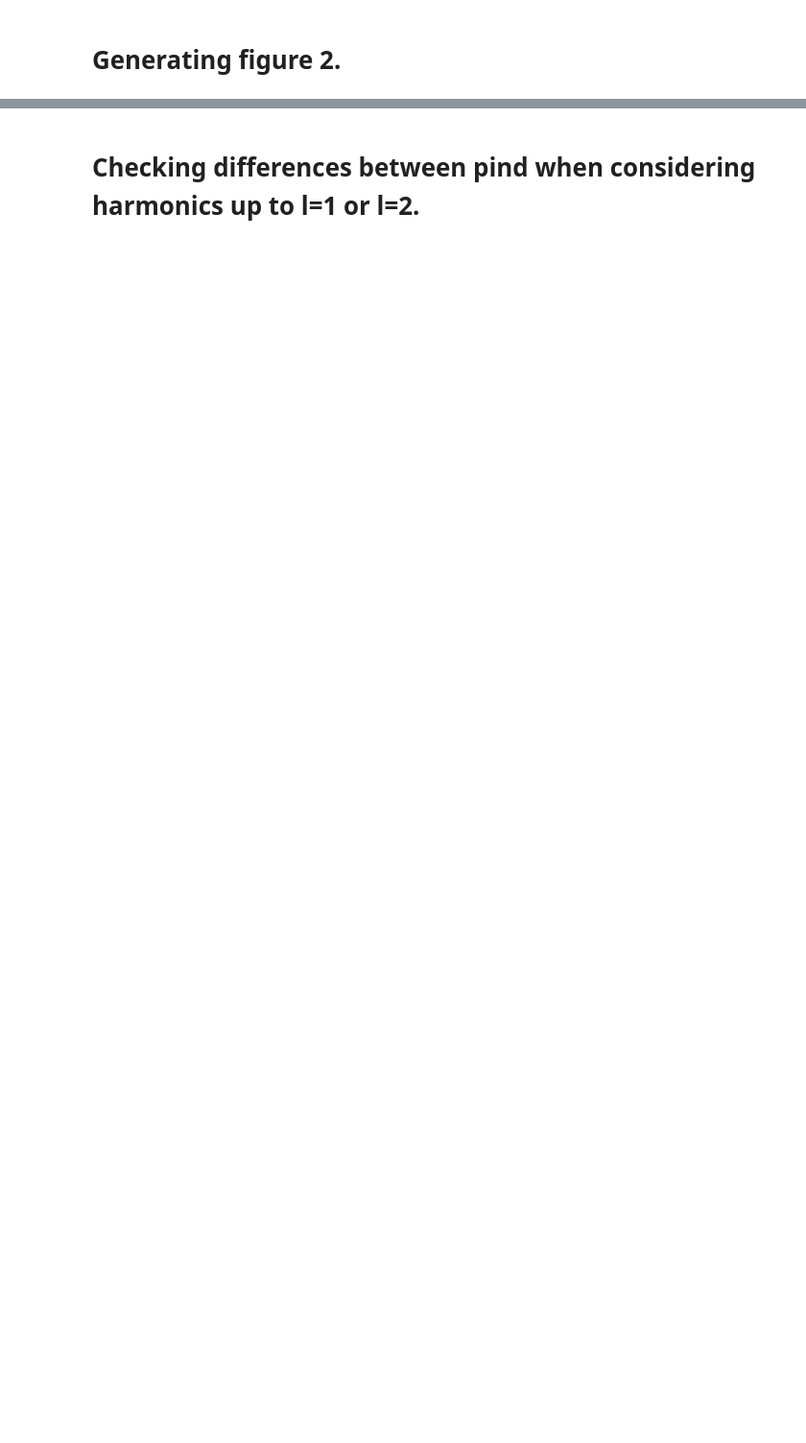
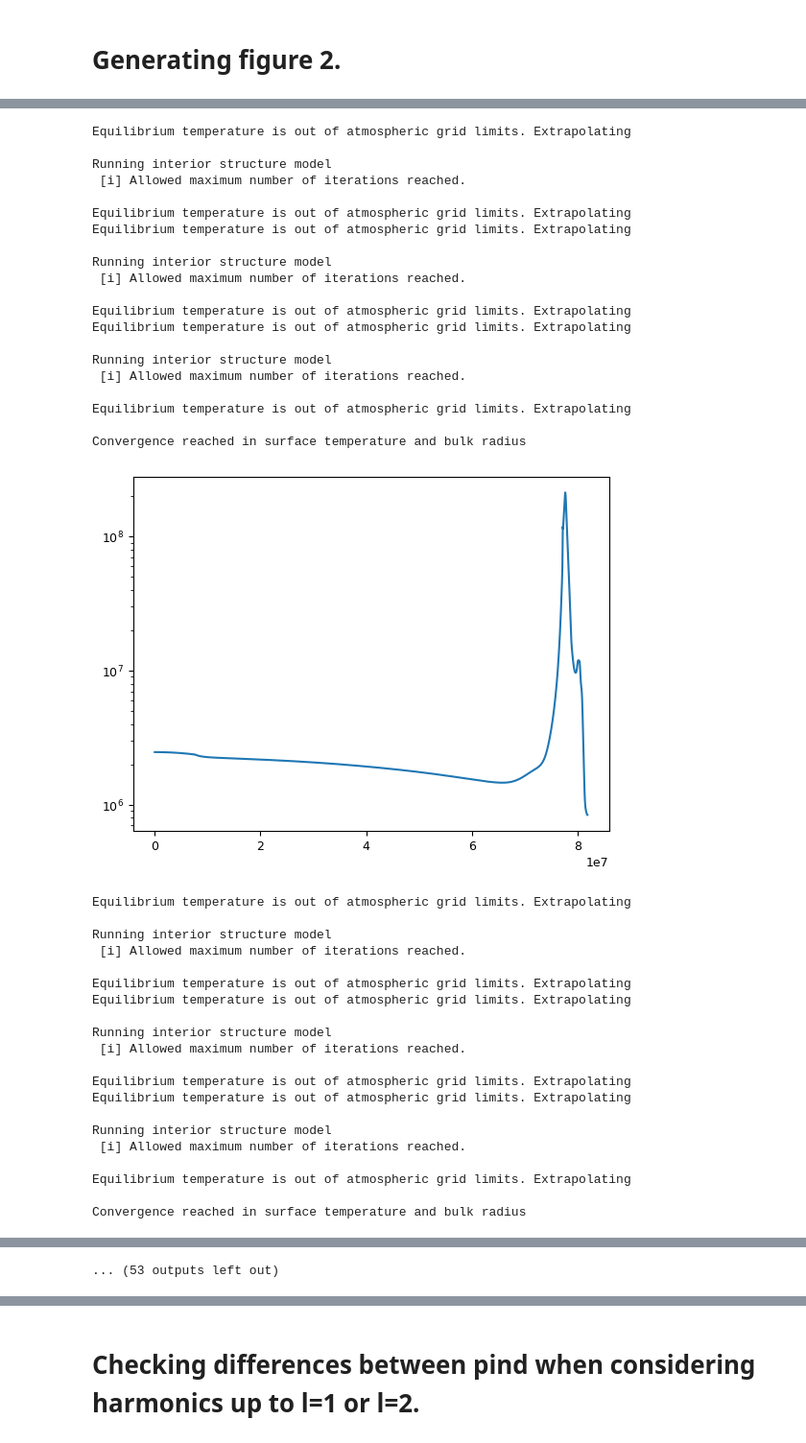
Before and after one commit to madisontbrady/ohmic_heating, a Jupyter notebook: atmospheric_heating_eccentric.ipynb, the cells around one changed output, grey strips where cells are left out. Shown at 96% size. Drawn from its saved outputs; the diff is of its cells as text; code cells hidden in the pictures; blank space fills up the shorter version.

```diff
--- a/atmospheric_heating_eccentric.ipynb
+++ b/atmospheric_heating_eccentric.ipynb
@@ -143,0 +155,59 @@ plt.savefig("dissipation_location", dpi=300, bbox_inches="tight")
+# %%
+porb_arr = np.logspace(np.log(0.3), np.log(30), 30, base=np.e)
+a_arr = ((porb_arr/365)**2 * mstar_default)**(1/3)
+teq_arr = tstar_default * np.sqrt(rstar_default*hf.RSOLAR/(a_arr*hf.AU)) * (1/4)**(1/4)
+
+pinds_alkali=np.zeros(len(porb_arr))
+pinds_laine=np.zeros(len(porb_arr))
+
+for i in range(len(porb_arr)):
+    ts = np.linspace(0, porb_arr[i]*24*3600)
+
+    rp_use, tprofile_use, pprofile_use, rhoprofile_use = hf.generate_profile(mpl=mp_default,teq=teq_arr[i], cmf=0.01, log_feh=0, co=0.55, tint=100, fixed_radius=None)
+
+    pind_alkali, _, _, _, _, _ = hf.find_power(ts,eta_func="alkali", p=porb_arr[i], alpha=alpha_default, bsurf=bsurf_default, rotper=rotper_default, fixed_radius=rp_default, use_GASTLI=True, pregen_r=rp_use, pregen_tprofile=tprofile_use, pregen_pprofile=pprofile_use, pregen_rhoprofile=rhoprofile_use, l=2, nr=100000)
+    pind_laine, _, _, _, _, _ = hf.find_power(ts,eta_func="base", p=porb_arr[i], alpha=alpha_default, bsurf=bsurf_default, rotper=rotper_default, fixed_radius=rp_default, use_GASTLI=True, pregen_r=rp_use, pregen_tprofile=tprofile_use, pregen_pprofile=pprofile_use, l=2, nr=100000)
+    pinds_alkali[i]=np.mean(pind_alkali)
+    pinds_laine[i]=np.mean(pind_laine)
+# %% [output]
+Equilibrium temperature is out of atmospheric grid limits. Extrapolating
+
+Running interior structure model
+ [i] Allowed maximum number of iterations reached.
+
+Equilibrium temperature is out of atmospheric grid limits. Extrapolating
+Equilibrium temperature is out of atmospheric grid limits. Extrapolating
+
+Running interior structure model
+ [i] Allowed maximum number of iterations reached.
+
+Equilibrium temperature is out of atmospheric grid limits. Extrapolating
+Equilibrium temperature is out of atmospheric grid limits. Extrapolating
+
+Running interior structure model
+ [i] Allowed maximum number of iterations reached.
+
+Equilibrium temperature is out of atmospheric grid limits. Extrapolating
+
+Convergence reached in surface temperature and bulk radius
+[figure, added]
+Equilibrium temperature is out of atmospheric grid limits. Extrapolating
+
+Running interior structure model
+ [i] Allowed maximum number of iterations reached.
+
+Equilibrium temperature is out of atmospheric grid limits. Extrapolating
+Equilibrium temperature is out of atmospheric grid limits. Extrapolating
+
+Running interior structure model
+ [i] Allowed maximum number of iterations reached.
+
+Equilibrium temperature is out of atmospheric grid limits. Extrapolating
+Equilibrium temperature is out of atmospheric grid limits. Extrapolating
+
+Running interior structure model
+ [i] Allowed maximum number of iterations reached.
+
+Equilibrium temperature is out of atmospheric grid limits. Extrapolating
+
+Convergence reached in surface temperature and bulk radius
@@ -143,0 +299 @@ plt.savefig("dissipation_location", dpi=300, bbox_inches="tight")
+... (53 outputs left out)
```
Also changed, not shown: parts of 47 cells of this notebook, 2 other files.
